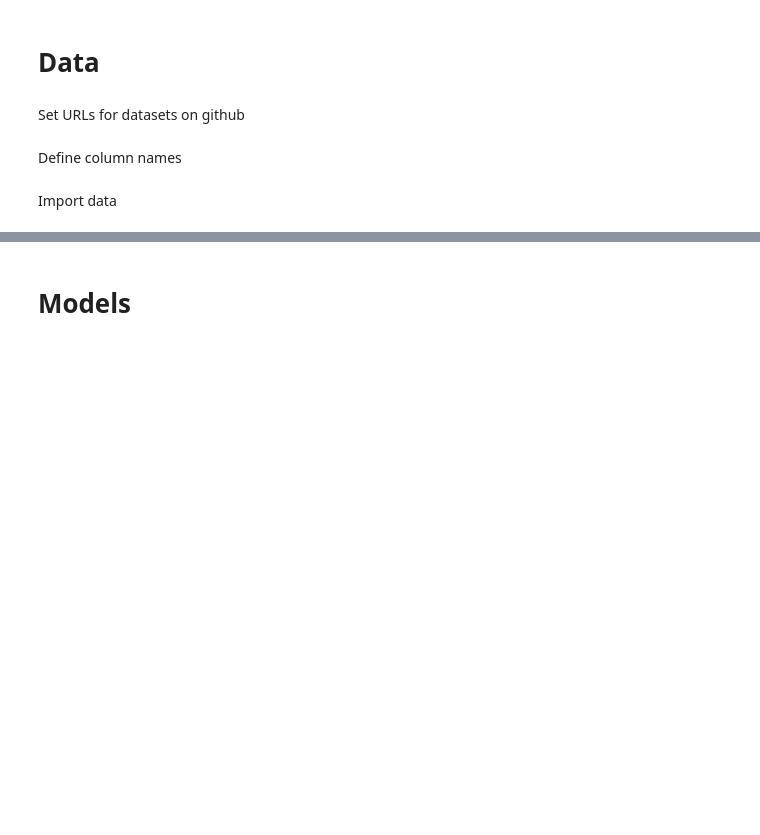
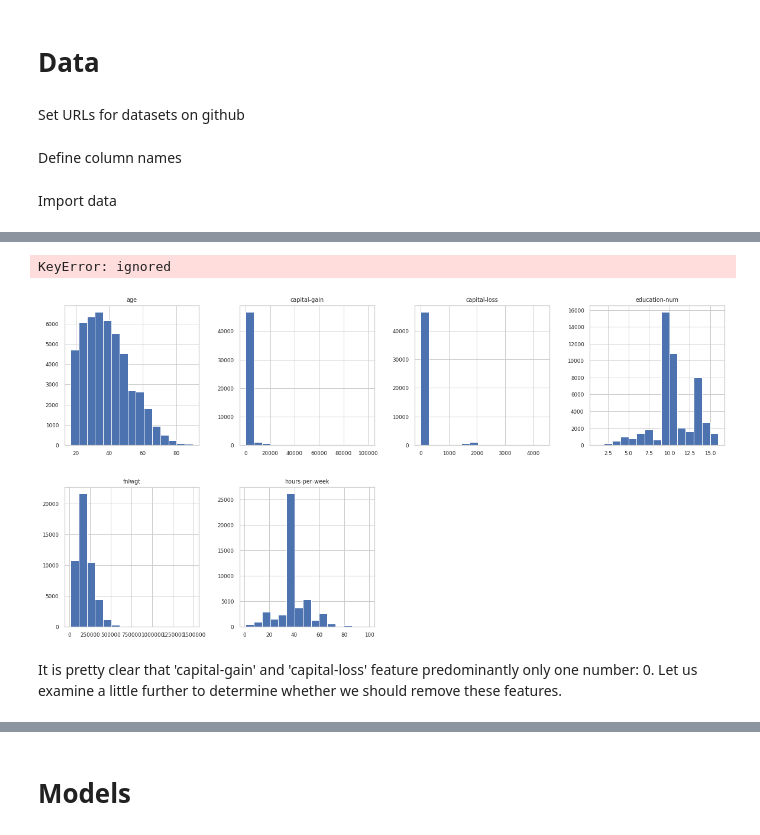
Before and after one commit to hongkuntian/comp551-applied-machine-learning, a Jupyter notebook: project1/miniproject1.ipynb, the cells around one changed output, grey strips where cells are left out. Cells and saved outputs as stored; diff of their text form; code cells hidden in the pictures; blank space fills up the shorter version.

```diff
--- a/project1/miniproject1.ipynb
+++ b/project1/miniproject1.ipynb
@@ -103,0 +168,3 @@ sns.countplot(x=1, data=df_adult)
+# %%
+numerical = [col for col in df_adult.select_dtypes(include=['int'])]
+categorical = [col for col in df_adult.select_dtypes(include=['object'])]
@@ -103,0 +208,10 @@ sns.countplot(x=1, data=df_adult)
+# %%
+df_adult['capital-gain'].value_counts()['99999']
+# %% [output]
+KeyError: ignored
+# %%
+df_adult[numerical].hist(bins=15, figsize=(20,10), layout=(2,4));
+# %% [output]
+[figure, added]
+# %% [markdown]
+It is pretty clear that 'capital-gain' and 'capital-loss' feature predominantly only one number: 0. Let us examine a little further to determine whether we should remove these features.
```
Also changed, not shown: parts of 61 cells of this notebook.
